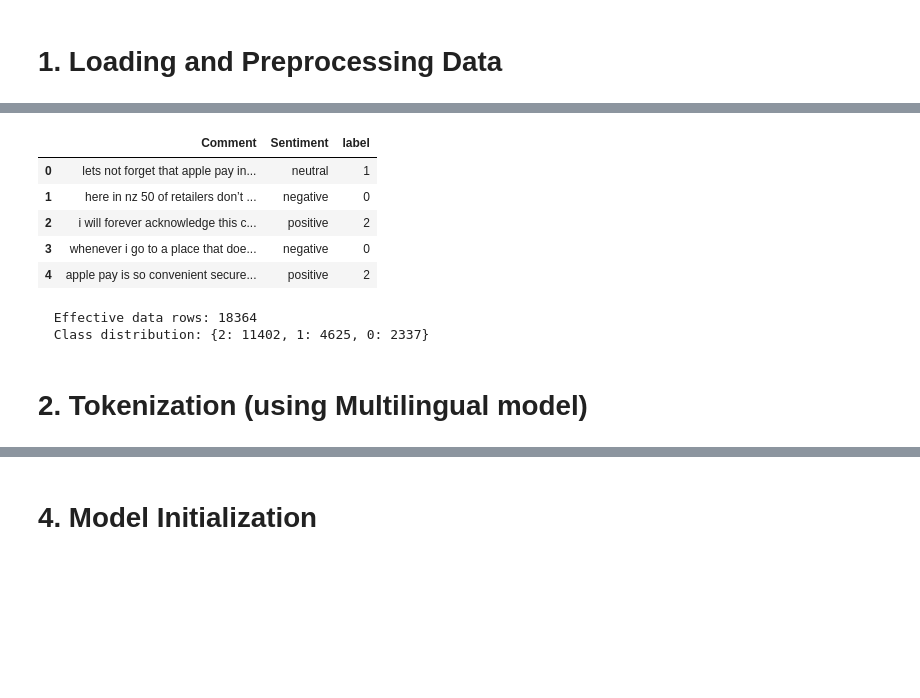
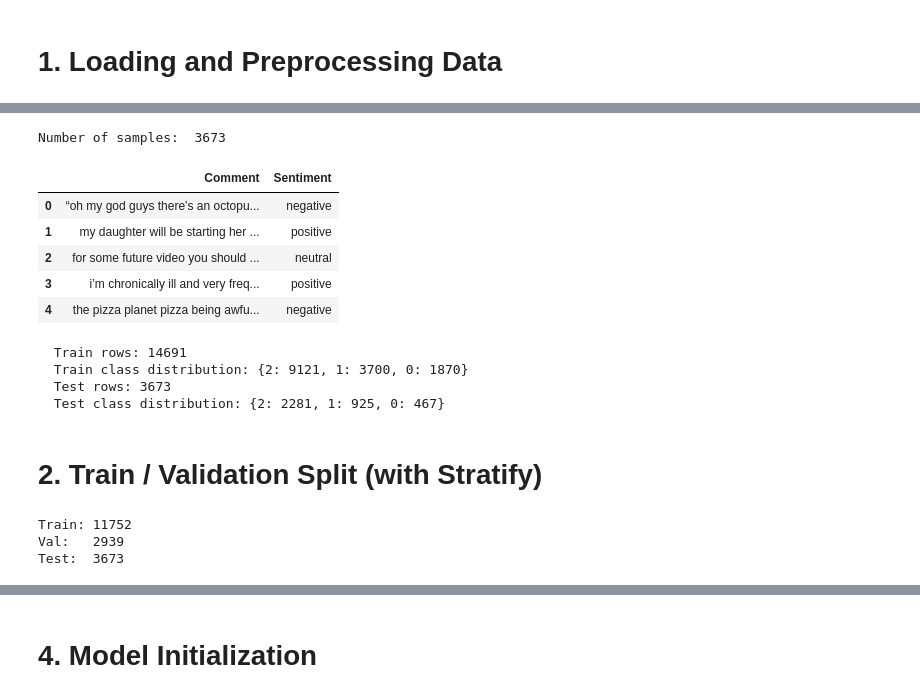
Before and after one commit to yuweiiihuang/yt-sentiment-analysis, a Jupyter notebook: bert-fine-tuning.ipynb, the cells around one changed output, grey strips where cells are left out. Saved outputs shown, nothing was run; the diff lists cells and outputs as text; code cells hidden in the pictures; blank space fills up the shorter version.

```diff
--- a/bert-fine-tuning.ipynb
+++ b/bert-fine-tuning.ipynb
@@ -69,7 +74,16 @@ Number of samples:  18408
+# %%
+test_df = pd.read_csv(CONFIG['test_path'])
+print('Number of samples: ', len(test_df))
+test_df.head()
+# %% [output]
+Number of samples:  3673
+|  | Comment | Sentiment |
+| 0 | “oh my god guys there’s an octopu... | negative |
+| 1 | my daughter will be starting her ... | positive |
+| 2 | for some future video you should ... | neutral |
+| 3 | i’m chronically ill and very freq... | positive |
+| 4 | the pizza planet pizza being awfu... | negative |
 # %%
-# drop NA
-df = df.dropna(subset=['Comment', 'Sentiment'])
-
 # Define label Mapping
 label_map = {
     'negative': 0,
@@ -78,16 +92,12 @@ label_map = {
 }
 
 # convert label
-df['label'] = df['Sentiment'].map(label_map)
-df = df.dropna(subset=['label']) # remove uncovered label (e.g., 'Other')
-df['label'] = df['label'].astype(int)
+def convert_label(df):
+    df['label'] = df['Sentiment'].map(label_map)
+    df = df.dropna(subset=['label']) # remove uncovered label (e.g., 'Other')
+    df['label'] = df['label'].astype(int)
+    return df
 
-df.head()
+train_df = convert_label(train_df)
+test_df = convert_label(test_df)
-# %% [output]
-|  | Comment | Sentiment | label |
-| 0 | lets not forget that apple pay in... | neutral | 1 |
-| 1 | here in nz 50 of retailers don’t ... | negative | 0 |
-| 2 | i will forever acknowledge this c... | positive | 2 |
-| 3 | whenever i go to a place that doe... | negative | 0 |
-| 4 | apple pay is so convenient secure... | positive | 2 |
 # %%
@@ -96,25 +108,29 @@ labels = df.label.values
 # %%
-print(f"  Effective data rows: {len(df)}")
-print(f"  Class distribution: {df['label'].value_counts().to_dict()}")
+print(f"  Train rows: {len(train_df)}")
+print(f"  Train class distribution: {train_df['label'].value_counts().to_dict()}")
+print(f"  Test rows: {len(test_df)}")
+print(f"  Test class distribution: {test_df['label'].value_counts().to_dict()}")
 # %% [output]
-  Effective data rows: 18364
-  Class distribution: {2: 11402, 1: 4625, 0: 2337}
+  Train rows: 14691
+  Train class distribution: {2: 9121, 1: 3700, 0: 1870}
+  Test rows: 3673
+  Test class distribution: {2: 2281, 1: 925, 0: 467}
 # %% [markdown]
-# 2. Tokenization (using Multilingual model)
+# 2. Train / Validation Split (with Stratify)
 # %%
-tokenizer = BertTokenizer.from_pretrained(CONFIG['model_name'])
-
-encoded_batch = tokenizer(
-    comments.tolist(),
-    add_special_tokens=True,
-    max_length=CONFIG['max_len'],
-    padding='max_length',
-    truncation=True,
-    return_attention_mask=True,
-    return_tensors='pt'
+X_train, X_val, y_train, y_val = train_test_split(
+    train_texts,
+    train_labels,
+    test_size=0.2,
+    random_state=CONFIG['seed'],
+    stratify=train_labels
 )
 
-input_ids = encoded_batch['input_ids']
-attention_masks = encoded_batch['attention_mask']
-labels = torch.tensor(labels)
+print(f"Train: {len(X_train)}")
+print(f"Val:   {len(X_val)}")
+print(f"Test:  {len(test_texts)}")
+# %% [output]
+Train: 11752
+Val:   2939
+Test:  3673
 # %% [markdown]
```
Also changed, not shown: parts of 15 cells of this notebook.
